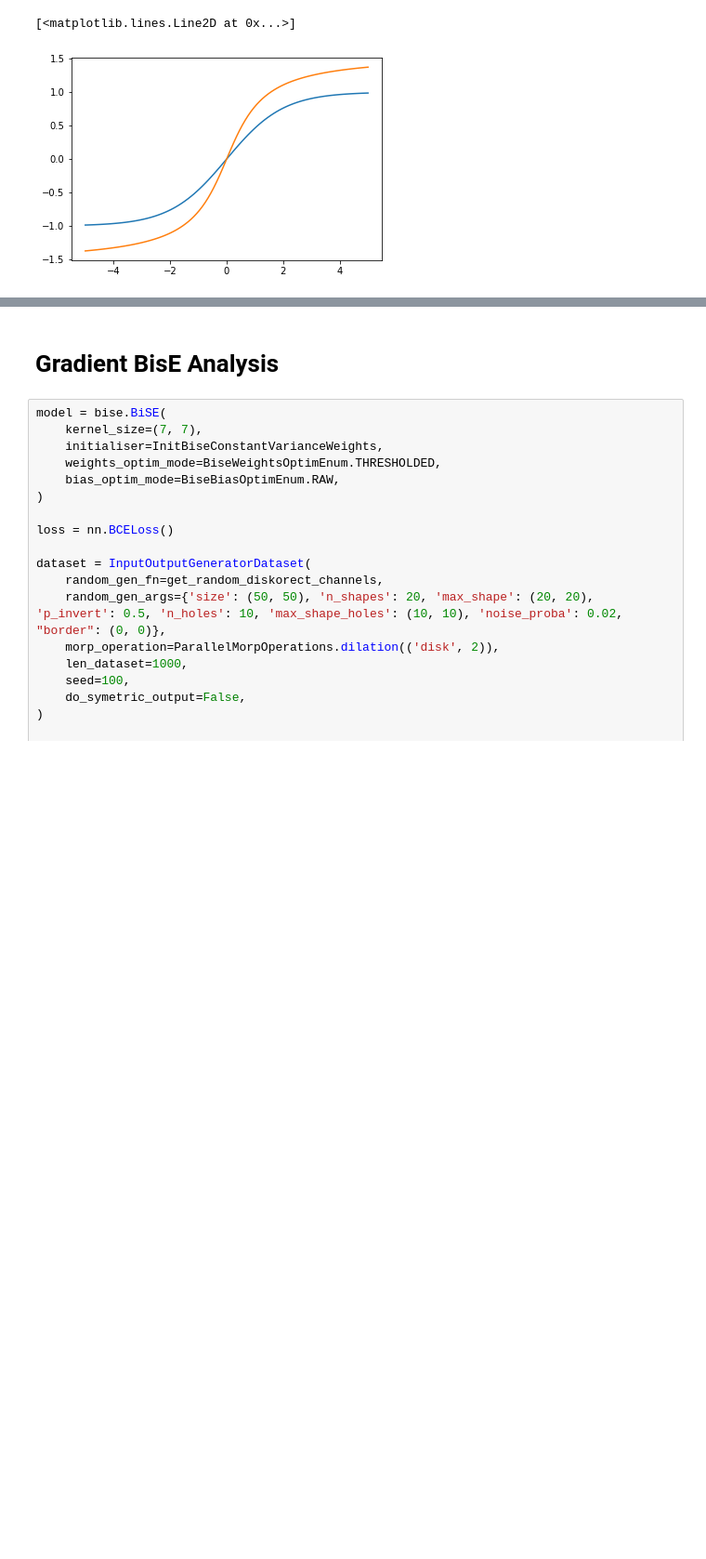
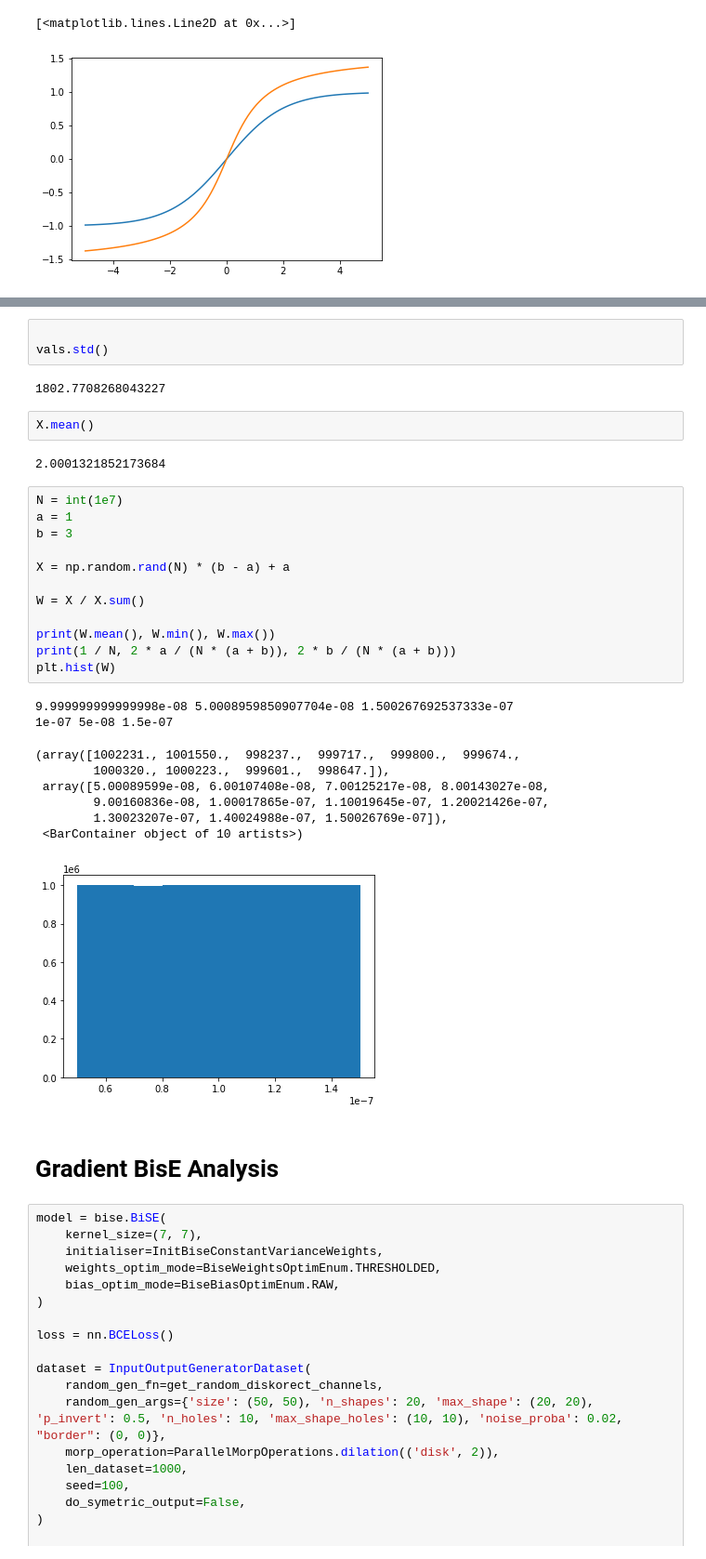
Before and after one commit to TheodoreAouad/3d_segm, a Jupyter notebook: Notebooks/Sandbox.ipynb, the cells around one changed output, grey strips where cells are left out. Shown at 93% size. Saved outputs shown, nothing was run; the diff lists cells and outputs as text; blank space fills up the shorter version.

```diff
--- a/Notebooks/Sandbox.ipynb
+++ b/Notebooks/Sandbox.ipynb
@@ -69,3 +78,34 @@ plt.plot(x, y2)
+# %%
+
+vals.std()
+# %% [output]
+1802.7708268043227
+# %%
+X.mean()
+# %% [output]
+2.0001321852173684
+# %%
+N = int(1e7)
+a = 1
+b = 3
+
+X = np.random.rand(N) * (b - a) + a
+
+W = X / X.sum()
+
+print(W.mean(), W.min(), W.max())
+print(1 / N, 2 * a / (N * (a + b)), 2 * b / (N * (a + b)))
+plt.hist(W)
+# %% [output]
+9.999999999999998e-08 5.0008959850907704e-08 1.500267692537333e-07
+1e-07 5e-08 1.5e-07
+(array([1002231., 1001550.,  998237.,  999717.,  999800.,  999674.,
+        1000320., 1000223.,  999601.,  998647.]),
+ array([5.00089599e-08, 6.00107408e-08, 7.00125217e-08, 8.00143027e-08,
+        9.00160836e-08, 1.00017865e-07, 1.10019645e-07, 1.20021426e-07,
+        1.30023207e-07, 1.40024988e-07, 1.50026769e-07]),
+ <BarContainer object of 10 artists>)
+[figure, added]
 # %% [markdown]
 # Gradient BisE Analysis
 # %%
```
Also changed, not shown: parts of 2 cells of this notebook, 5 other files.
